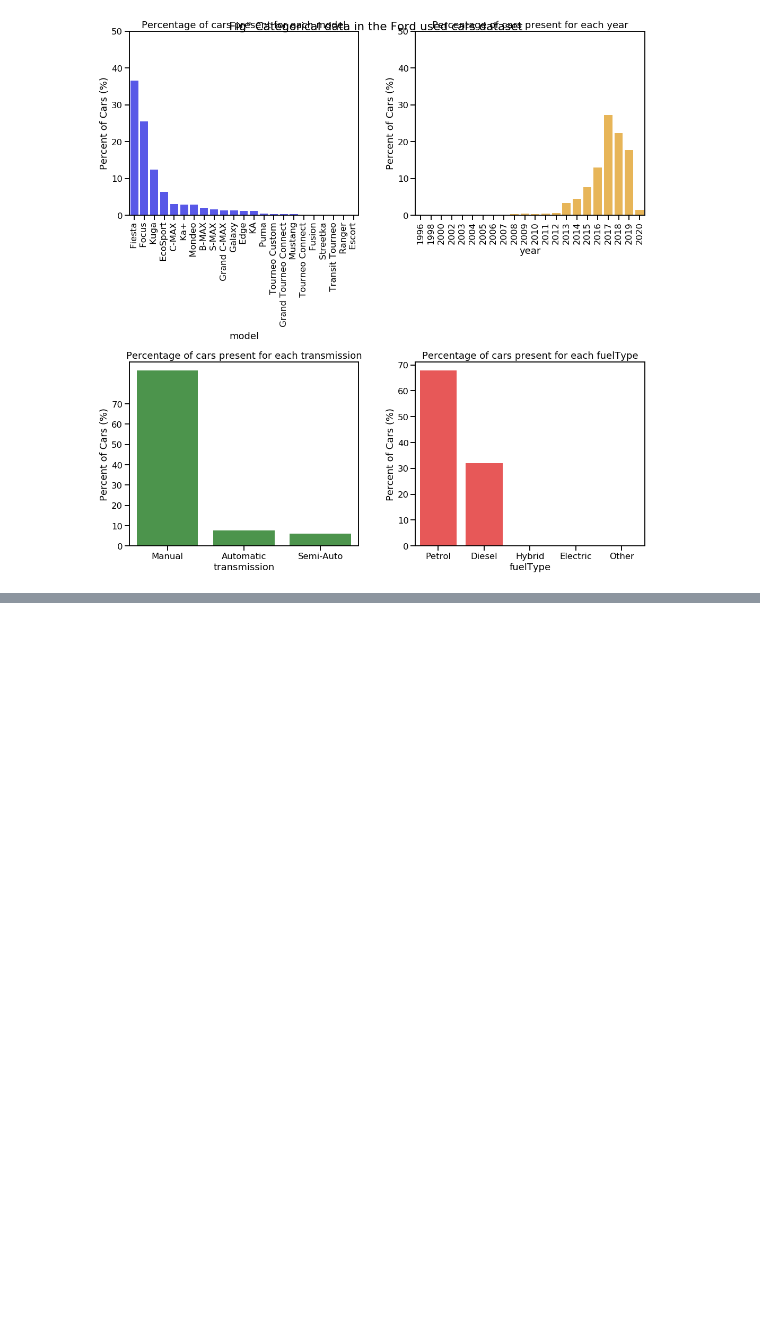
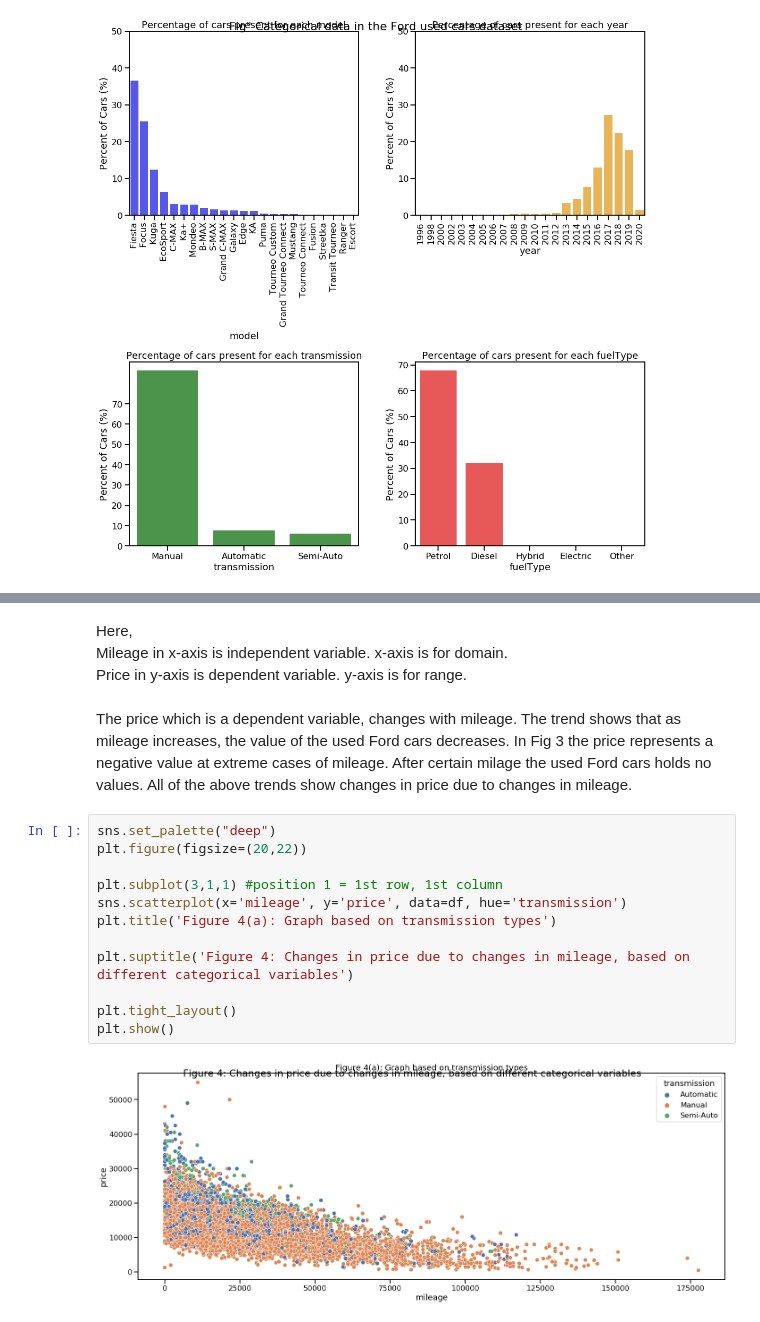
Before and after one commit to nabilatajrin/bmw-used-car-analysis, a Jupyter notebook: ford_used_car_EDA.ipynb, the cells around one changed output, grey strips where cells are left out. Drawn from its saved outputs; the diff is of its cells as text; blank space fills up the shorter version.

```diff
--- a/ford_used_car_EDA.ipynb
+++ b/ford_used_car_EDA.ipynb
@@ -171,0 +189,22 @@ plt.show()
+# %% [markdown]
+Here,<br>
+Mileage in x-axis is independent variable. x-axis is for domain.<br>
+Price in y-axis is dependent variable. y-axis is for range.
+# %% [markdown]
+The price which is a dependent variable, changes with mileage. The trend shows that as mileage increases, the value of the used Ford cars decreases.
+In Fig 3 the price represents a negative value at extreme cases of mileage. After certain milage the used Ford cars holds no values.
+All of the above trends show changes in price due to changes in mileage.
+# %%
+sns.set_palette("deep")
+plt.figure(figsize=(20,22))
+
+plt.subplot(3,1,1) #position 1 = 1st row, 1st column
+sns.scatterplot(x='mileage', y='price', data=df, hue='transmission')
+plt.title('Figure 4(a): Graph based on transmission types')
+
+plt.suptitle('Figure 4: Changes in price due to changes in mileage, based on different categorical variables')
+
+plt.tight_layout()
+plt.show()
+# %% [output]
+[figure, added]
```
Also changed, not shown: parts of 12 cells of this notebook.
